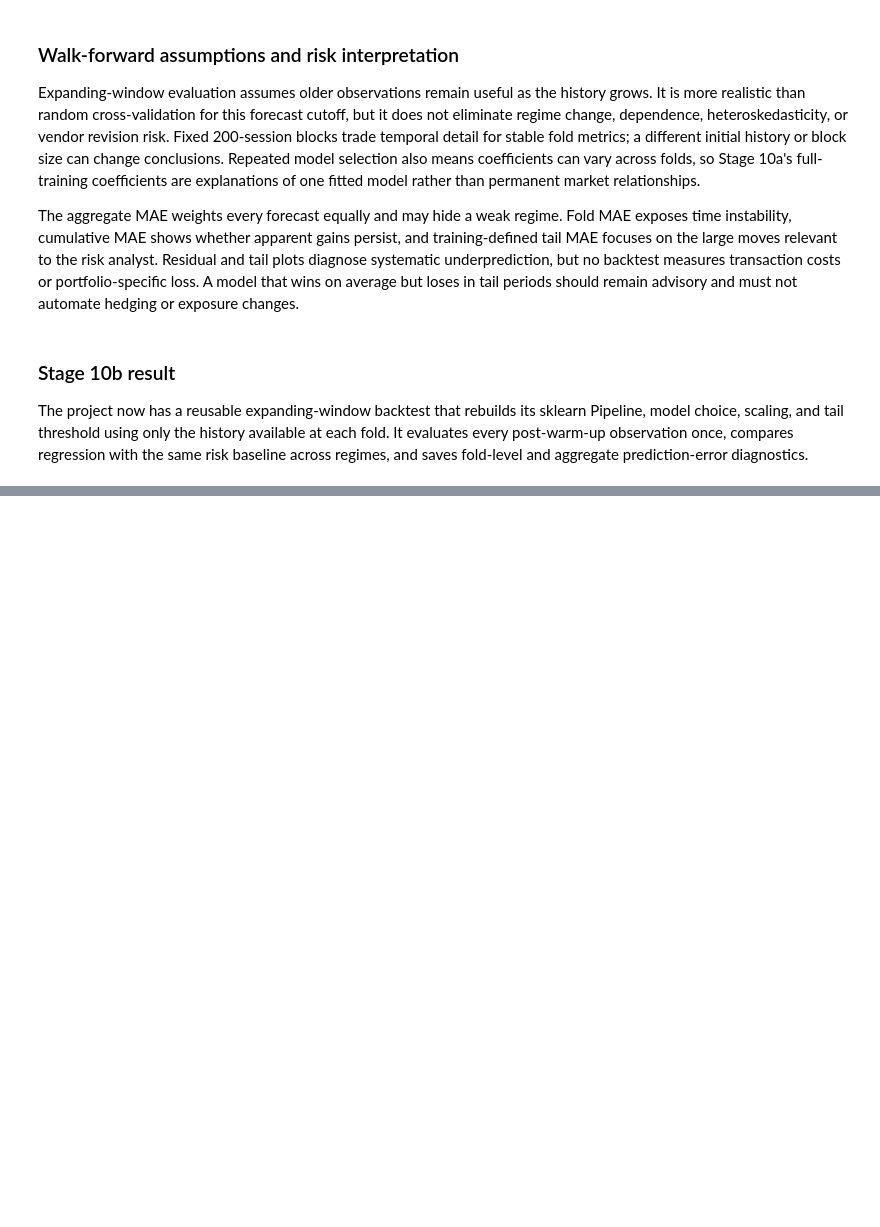
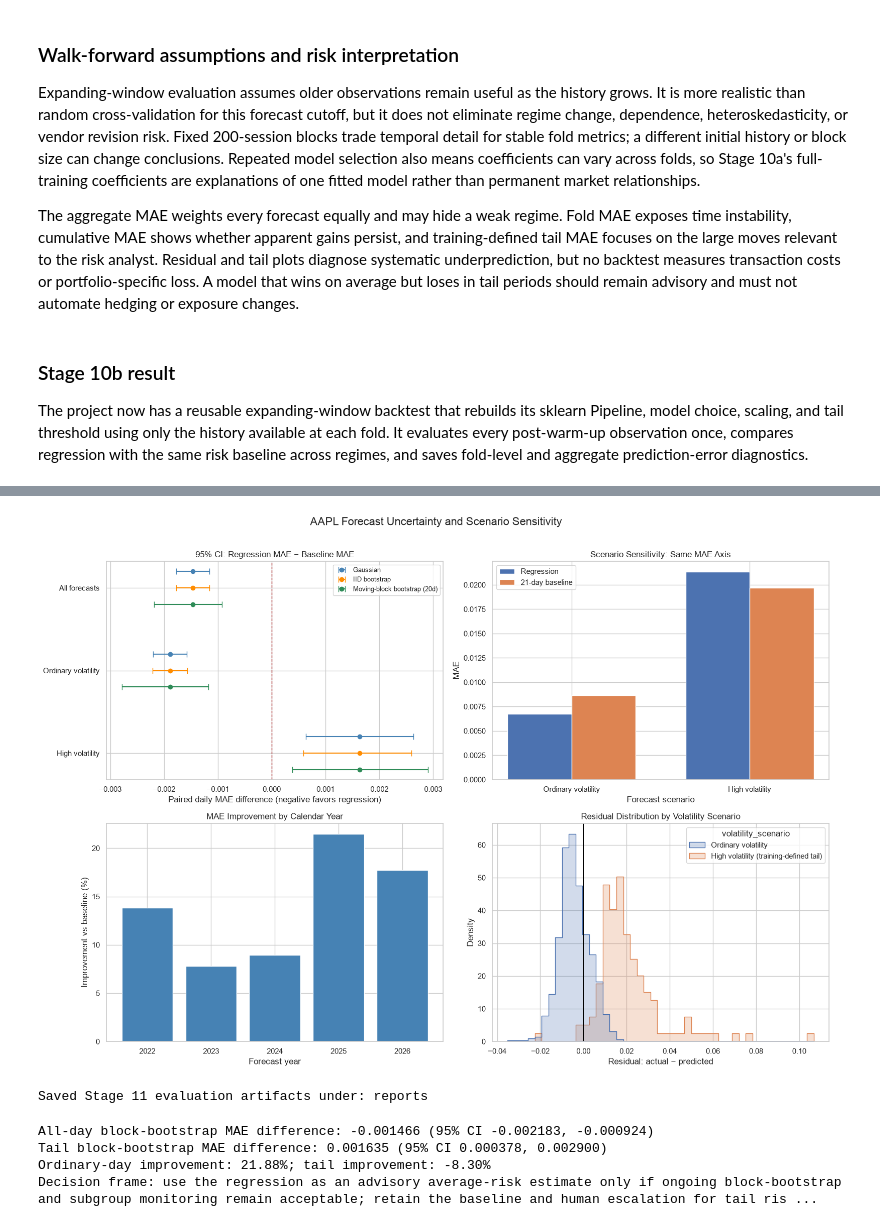
Before and after one commit to kevin-666777/bootcamp_zizhe_zhou, a Jupyter notebook: project/notebooks/project_pipeline.ipynb, the cells around one changed output, grey strips where cells are left out. Drawn from its saved outputs; the diff is of its cells as text; code cells hidden in the pictures; blank space fills up the shorter version.

Commit message:
Add evaluation visuals and scenario sensitivity analysis

```diff
--- a/project/notebooks/project_pipeline.ipynb
+++ b/project/notebooks/project_pipeline.ipynb
@@ -870,0 +919,64 @@ The project now has a reusable expanding-window backtest that rebuilds its sklea
+# %%
+fig, axes = plt.subplots(2, 2, figsize=(16, 11))
+scenario_order = ['All forecasts', 'Ordinary volatility', 'High volatility']
+method_order = ['Gaussian', 'IID bootstrap', 'Moving-block bootstrap (20d)']
+method_colors = {'Gaussian': 'steelblue', 'IID bootstrap': 'darkorange', 'Moving-block bootstrap (20d)': 'seagreen'}
+offsets = {'Gaussian': -0.2, 'IID bootstrap': 0.0, 'Moving-block bootstrap (20d)': 0.2}
+for method in method_order:
+    subset = error_intervals.set_index(['scenario', 'method']).loc[[(scenario, method) for scenario in scenario_order]].reset_index()
+    y = np.arange(len(scenario_order)) + offsets[method]
+    estimate = subset['mean_mae_difference'].to_numpy()
+    xerr = np.vstack([estimate - subset['ci_lower'].to_numpy(), subset['ci_upper'].to_numpy() - estimate])
+    axes[0, 0].errorbar(estimate, y, xerr=xerr, fmt='o', capsize=4, label=method, color=method_colors[method])
+axes[0, 0].axvline(0, color='firebrick', linestyle='--', linewidth=1)
+axes[0, 0].set_yticks(np.arange(len(scenario_order)), scenario_order)
+axes[0, 0].invert_yaxis()
+axes[0, 0].set(title='95% CI: Regression MAE − Baseline MAE', xlabel='Paired daily MAE difference (negative favors regression)')
+axes[0, 0].legend(fontsize=9)
+
+scenario_plot = scenario_summary.set_index('volatility_scenario').loc[[
+    'Ordinary volatility', 'High volatility (training-defined tail)'
+]]
+x = np.arange(len(scenario_plot))
+width = 0.36
+axes[0, 1].bar(x - width / 2, scenario_plot['model_mae'], width, label='Regression')
+axes[0, 1].bar(x + width / 2, scenario_plot['baseline_mae'], width, label='21-day baseline')
+axes[0, 1].set_xticks(x, ['Ordinary volatility', 'High volatility'])
+axes[0, 1].set(title='Scenario Sensitivity: Same MAE Axis', ylabel='MAE', xlabel='Forecast scenario')
+axes[0, 1].legend()
+
+colors = np.where(year_summary['mae_improvement_pct'] >= 0, 'steelblue', 'firebrick')
+axes[1, 0].bar(year_summary['year'].astype(str), year_summary['mae_improvement_pct'], color=colors)
+axes[1, 0].axhline(0, color='black', linewidth=0.8)
+axes[1, 0].set(title='MAE Improvement by Calendar Year', xlabel='Forecast year', ylabel='Improvement vs baseline (%)')
+
+sns.histplot(data=evaluation_predictions, x='residual', hue='volatility_scenario', element='step', stat='density', common_norm=False, bins=45, ax=axes[1, 1])
+axes[1, 1].axvline(0, color='black', linewidth=0.8)
+axes[1, 1].set(title='Residual Distribution by Volatility Scenario', xlabel='Residual: actual − predicted', ylabel='Density')
+fig.suptitle('AAPL Forecast Uncertainty and Scenario Sensitivity', fontsize=16, y=1.01)
+fig.tight_layout()
+evaluation_plot_path = REPORTS_DIR / 'aapl_evaluation_uncertainty_scenarios.png'
+fig.savefig(evaluation_plot_path, dpi=150, bbox_inches='tight')
+plt.show()
+error_intervals.to_csv(REPORTS_DIR / 'aapl_evaluation_intervals.csv', index=False)
+scenario_summary.to_csv(REPORTS_DIR / 'aapl_evaluation_scenarios.csv', index=False)
+year_summary.to_csv(REPORTS_DIR / 'aapl_evaluation_yearly.csv', index=False)
+print('Saved Stage 11 evaluation artifacts under:', REPORTS_DIR.relative_to(ROOT))
+# %% [output]
+[figure, added]
+Saved Stage 11 evaluation artifacts under: reports
+# %%
+block_intervals = error_intervals.loc[error_intervals['method'].eq('Moving-block bootstrap (20d)')].set_index('scenario')
+all_ci = block_intervals.loc['All forecasts']
+tail_ci = block_intervals.loc['High volatility']
+ordinary = scenario_summary.set_index('volatility_scenario').loc['Ordinary volatility']
+tail = scenario_summary.set_index('volatility_scenario').loc['High volatility (training-defined tail)']
+print(f"All-day block-bootstrap MAE difference: {all_ci.mean_mae_difference:.6f} (95% CI {all_ci.ci_lower:.6f}, {all_ci.ci_upper:.6f})")
+print(f"Tail block-bootstrap MAE difference: {tail_ci.mean_mae_difference:.6f} (95% CI {tail_ci.ci_lower:.6f}, {tail_ci.ci_upper:.6f})")
+print(f"Ordinary-day improvement: {ordinary.mae_improvement_pct:.2f}%; tail improvement: {tail.mae_improvement_pct:.2f}%")
+print('Decision frame: use the regression as an advisory average-risk estimate only if ongoing block-bootstrap and subgroup monitoring remain acceptable; retain the baseline and human escalation for tail risk.')
+# %% [output]
+All-day block-bootstrap MAE difference: -0.001466 (95% CI -0.002183, -0.000924)
+Tail block-bootstrap MAE difference: 0.001635 (95% CI 0.000378, 0.002900)
+Ordinary-day improvement: 21.88%; tail improvement: -8.30%
+Decision frame: use the regression as an advisory average-risk estimate only if ongoing block-bootstrap and subgroup monitoring remain acceptable; retain the baseline and human escalation for tail ris ...
```
Also changed, not shown: parts of 5 cells of this notebook, 7 other files.
